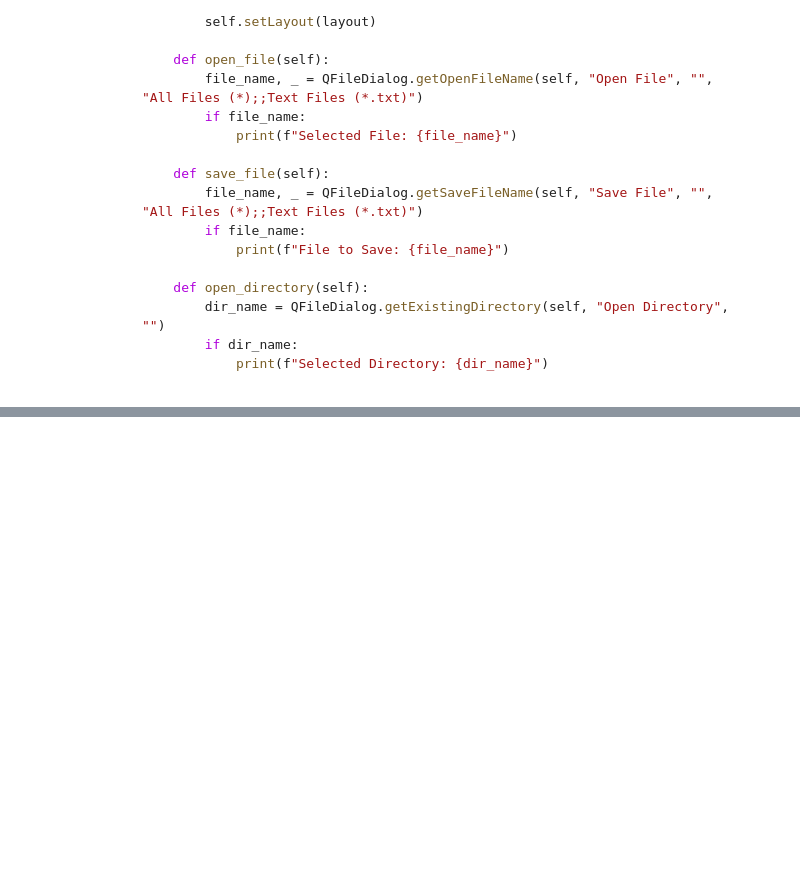
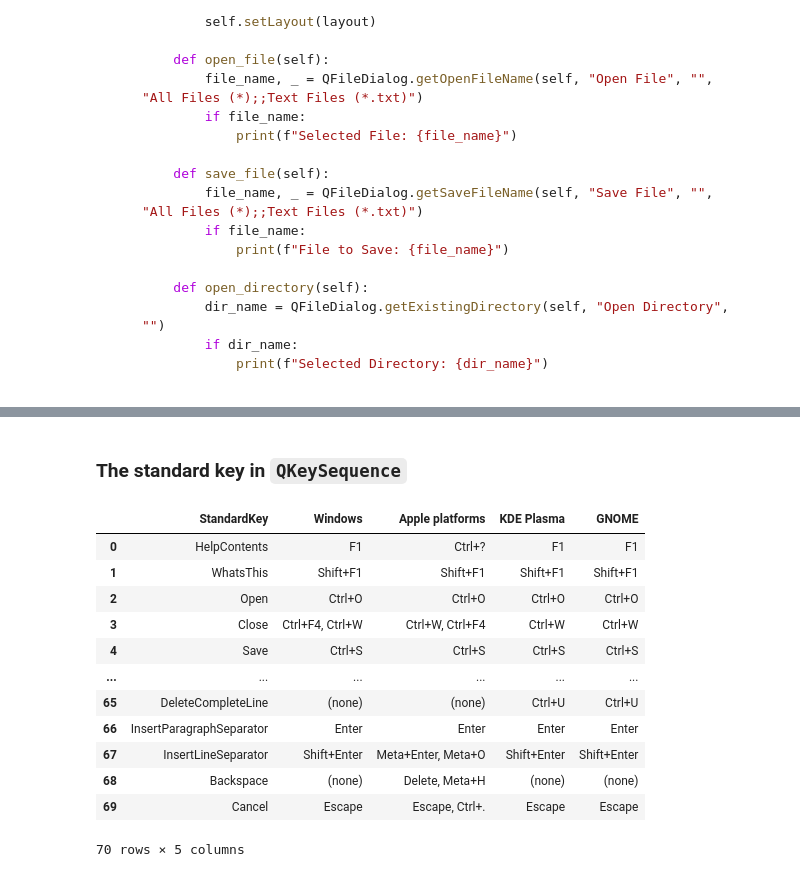
Before and after one commit to gisyaliny/python, a Jupyter notebook: docs/PyQT/04-Tooltips-dialogs-Menus.ipynb, the cells around one changed output, grey strips where cells are left out. Drawn from its saved outputs; the diff is of its cells as text; code cells hidden in the pictures; blank space fills up the shorter version.

```diff
--- a/docs/PyQT/04-Tooltips-dialogs-Menus.ipynb
+++ b/docs/PyQT/04-Tooltips-dialogs-Menus.ipynb
@@ -593,0 +655,20 @@ Tooltips in PyQt6 can be customized globally using the `QToolTip` class. You can
+# %% [markdown]
+### The standard key in `QKeySequence`
+# %%
+import pandas as pd
+
+pd.read_html("https://doc.qt.io/qt-6/qkeysequence.html")[5]
+# %% [output]
+|  | StandardKey | Windows | Apple platforms | KDE Plasma | GNOME |
+| 0 | HelpContents | F1 | Ctrl+? | F1 | F1 |
+| 1 | WhatsThis | Shift+F1 | Shift+F1 | Shift+F1 | Shift+F1 |
+| 2 | Open | Ctrl+O | Ctrl+O | Ctrl+O | Ctrl+O |
+| 3 | Close | Ctrl+F4, Ctrl+W | Ctrl+W, Ctrl+F4 | Ctrl+W | Ctrl+W |
+| 4 | Save | Ctrl+S | Ctrl+S | Ctrl+S | Ctrl+S |
+| ... | ... | ... | ... | ... | ... |
+| 65 | DeleteCompleteLine | (none) | (none) | Ctrl+U | Ctrl+U |
+| 66 | InsertParagraphSeparator | Enter | Enter | Enter | Enter |
+| 67 | InsertLineSeparator | Shift+Enter | Meta+Enter, Meta+O | Shift+Enter | Shift+Enter |
+| 68 | Backspace | (none) | Delete, Meta+H | (none) | (none) |
+| 69 | Cancel | Escape | Escape, Ctrl+. | Escape | Escape |
+70 rows × 5 columns
```
Also changed, not shown: parts of 4 cells of this notebook, 12 other files.
